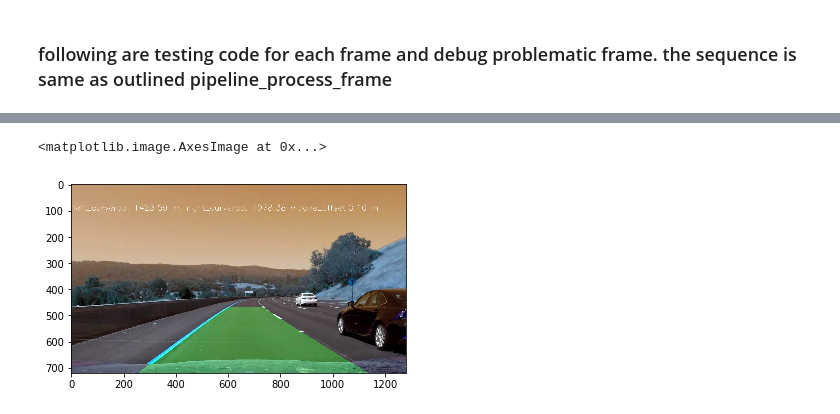
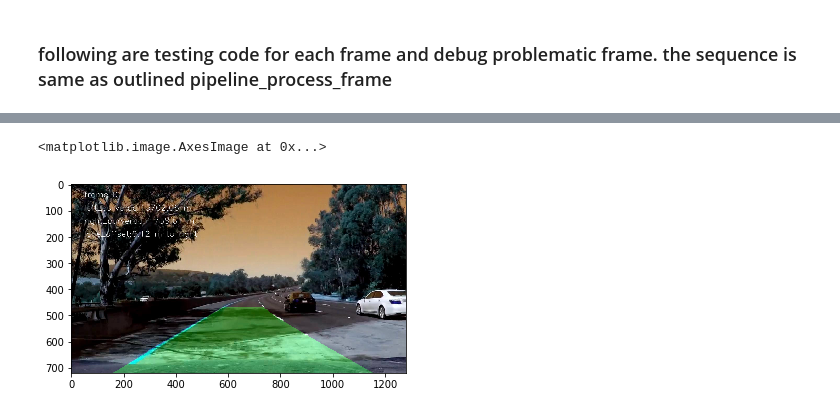
Before and after one commit to aimllifetime/advanced_lane_finding, a Jupyter notebook: advanced_find.ipynb, the cells around one changed output, grey strips where cells are left out. Cells and saved outputs as stored; diff of their text form; code cells hidden in the pictures.

```diff
--- a/advanced_find.ipynb
+++ b/advanced_find.ipynb
@@ -628,0 +677,18 @@ done with processing video frames:1260
+# %%
+import os
+#video_in = "challenge_video.mp4"
+#video_out_dir = "./challenge/"
+
+video_in = "project_video.mp4"
+video_out_dir = "./basic/"
+
+os.mkdir(video_out_dir)
+orig_frame_out = video_out_dir + "orig_frames/"
+os.mkdir(orig_frame_out)
+output_frame = video_out_dir + "out_frames/"
+os.mkdir(output_frame)
+
+vertical_flip = lambda frame: frame # 'frame' is a numpy array
+clip = VideoFileClip(video_in)
+# transform the clip and write every frame as a jpeg
+clip.fl_image(vertical_flip).to_images_sequence(orig_frame_out + "images%d.jpg")
@@ -641,7 +767,7 @@ Creating video p4_advanced_lane_no_smooth.mp4, FPS=30
 # %% [markdown]
 ### following are testing code for each frame and debug problematic frame. the sequence is same as outlined pipeline_process_frame
 # %%
-my_frame = cv2.imread('frames/images715.jpg')
+my_frame = cv2.imread(orig_frame_out + 'images1037.jpg')
 img_size = (my_frame.shape[1], my_frame.shape[0])
 undist_image = cv2.undistort(my_frame, mtx, dist, None, mtx)
 #cv2.imshow('img', undist_image)
@@ -687,12 +815,29 @@ print(left_fit, right_fit)
 # %%
 result = project_detected_lane_back(left_fit, right_fit, my_frame, binary_warped, out_img)
 # step 7: calculate the left & right curverads and lane offset
 left_curverad, right_curverad, lane_offset = curverads_centeroff(left_fit, right_fit,img_size)
 # step 8: display left/right curverads and lane offset back to original image
-text_line = 'left_curverad:{:8.2f} m; right_curverad:{:8.2f} m;lane_offset:{:4.2f} m'.format(left_curverad,right_curverad,lane_offset)
-cv2.putText(result,text_line, (10,100), cv2.FONT_HERSHEY_SIMPLEX, 1, (255, 255, 255), 1, cv2.LINE_AA)
+i = 0
+text_line = 'frame {}'.format(i)
+cv2.putText(result,text_line, (50,50), cv2.FONT_HERSHEY_SIMPLEX, 1, (255, 255, 255), 1, cv2.LINE_AA)
 
+text_line = 'left_curverad:{:8.2f} m'.format(left_curverad,)
+cv2.putText(result,text_line, (50,100), cv2.FONT_HERSHEY_SIMPLEX, 1, (255, 255, 255), 1, cv2.LINE_AA)
+
+text_line = 'right_curverad:{:8.2f} m;'.format(right_curverad)
+cv2.putText(result,text_line, (50,150), cv2.FONT_HERSHEY_SIMPLEX, 1, (255, 255, 255), 1, cv2.LINE_AA)
+if(lane_offset < 0 ) :
+    diff = 'left'
+elif(lane_offset > 0):
+    diff = 'right'
+else:
+    diff = 'center'
+text_line = 'lane_offset:{:4.2f} m'.format(abs(lane_offset)) + ' to ' + diff
+cv2.putText(result,text_line, (50,200), cv2.FONT_HERSHEY_SIMPLEX, 1, (255, 255, 255), 1, cv2.LINE_AA)
+
+cv2.imwrite('./out_frames/debug.jpg', result)
+my_frame = cv2.cvtColor(result, cv2.COLOR_RGB2BGR)
 plt.imshow(result)
 # %% [output]
 <matplotlib.image.AxesImage at 0x...>
-[figure, old version]
+[figure, new version]
```
Also changed, not shown: parts of 16 cells of this notebook, 1 other file.
